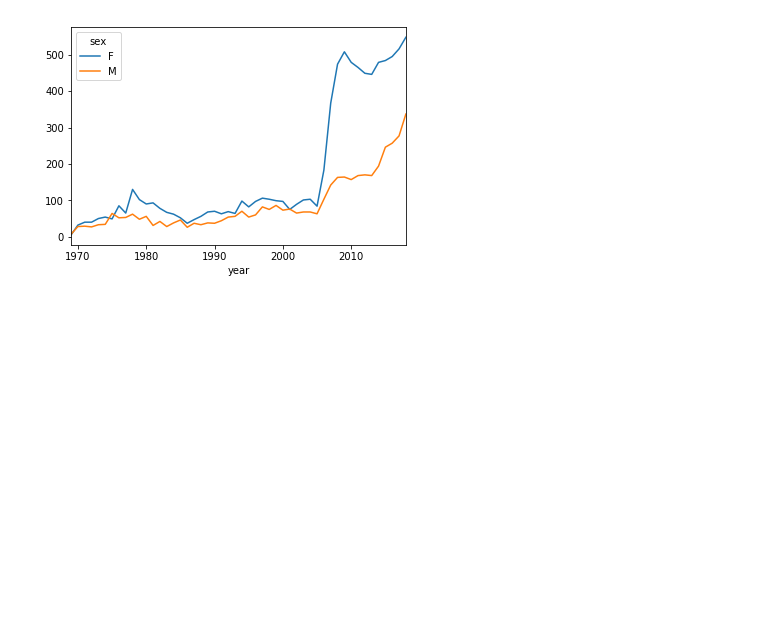
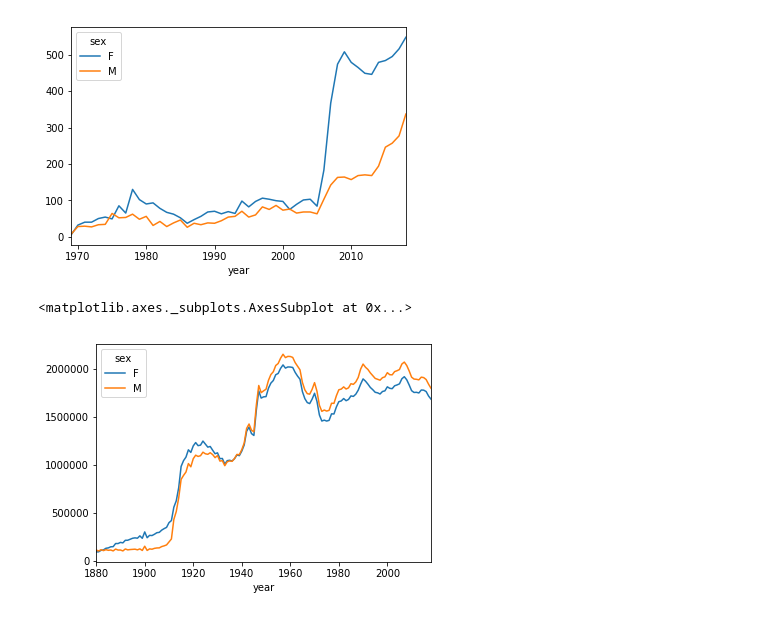
Before and after one commit to drewlevitt/baby_names, a Jupyter notebook: notebooks/baby_names.ipynb, the cells around one changed output. Cells and saved outputs as stored; diff of their text form; code cells hidden in the pictures; blank space fills up the shorter version.

```diff
--- a/notebooks/baby_names.ipynb
+++ b/notebooks/baby_names.ipynb
@@ -52,3 +48,8 @@ df[df.name == 'Shiloh'].pivot('year', 'sex', 'count').plot.line()
 # %% [output]
 <matplotlib.axes._subplots.AxesSubplot at 0x...>
 [figure]
+# %%
+df.pivot_table('count', 'year', 'sex', 'sum').plot.line()
+# %% [output]
+<matplotlib.axes._subplots.AxesSubplot at 0x...>
+[figure, added]
```
Also changed, not shown: parts of 7 cells of this notebook.
